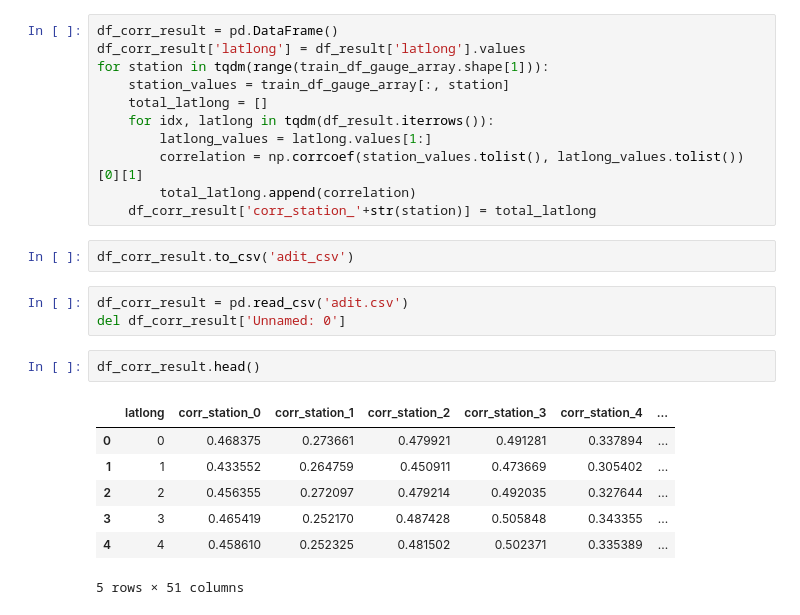
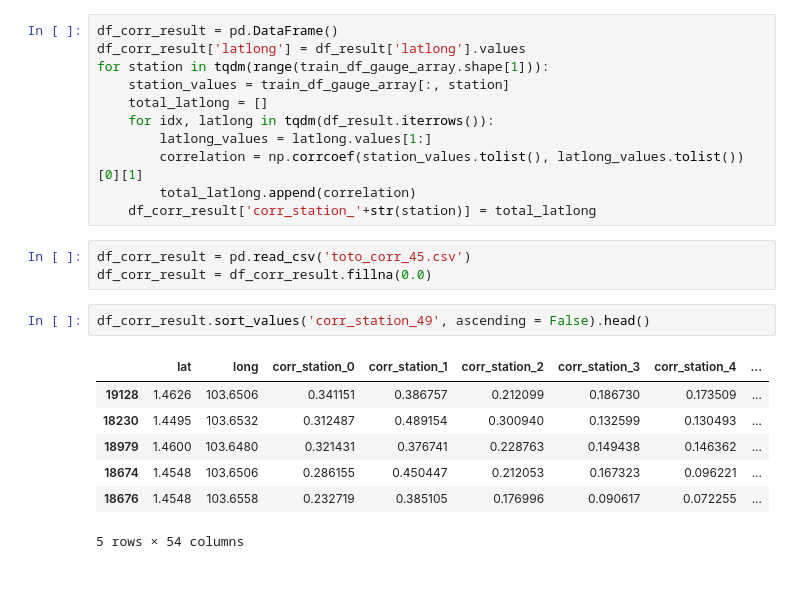
Before and after one commit to AdityaSidharta/datasciencecompetition2018, a Jupyter notebook: Data_correlation_exploratory_adit.ipynb, the cells around one changed output. Saved outputs shown, nothing was run; the diff lists cells and outputs as text; blank space fills up the shorter version.

```diff
--- a/Data_correlation_exploratory_adit.ipynb
+++ b/Data_correlation_exploratory_adit.ipynb
@@ -114,18 +115,16 @@ for station in tqdm(range(train_df_gauge_array.shape[1])):
         correlation = np.corrcoef(station_values.tolist(), latlong_values.tolist())[0][1]
         total_latlong.append(correlation)
     df_corr_result['corr_station_'+str(station)] = total_latlong
-# %%
-df_corr_result.to_csv('adit_csv')
 # %%
-df_corr_result = pd.read_csv('adit.csv')
-del df_corr_result['Unnamed: 0']
+df_corr_result = pd.read_csv('toto_corr_45.csv')
+df_corr_result = df_corr_result.fillna(0.0)
 # %%
-df_corr_result.head()
+df_corr_result.sort_values('corr_station_49', ascending = False).head()
 # %% [output]
-|  | latlong | corr_station_0 | corr_station_1 | corr_station_2 | corr_station_3 | corr_station_4 | ... |
-| 0 | 0 | 0.468375 | 0.273661 | 0.479921 | 0.491281 | 0.337894 | ... |
-| 1 | 1 | 0.433552 | 0.264759 | 0.450911 | 0.473669 | 0.305402 | ... |
-| 2 | 2 | 0.456355 | 0.272097 | 0.479214 | 0.492035 | 0.327644 | ... |
-| 3 | 3 | 0.465419 | 0.252170 | 0.487428 | 0.505848 | 0.343355 | ... |
-| 4 | 4 | 0.458610 | 0.252325 | 0.481502 | 0.502371 | 0.335389 | ... |
+|  | lat | long | corr_station_0 | corr_station_1 | corr_station_2 | corr_station_3 | corr_station_4 | ... |
+| 19128 | 1.4626 | 103.6506 | 0.341151 | 0.386757 | 0.212099 | 0.186730 | 0.173509 | ... |
+| 18230 | 1.4495 | 103.6532 | 0.312487 | 0.489154 | 0.300940 | 0.132599 | 0.130493 | ... |
+| 18979 | 1.4600 | 103.6480 | 0.321431 | 0.376741 | 0.228763 | 0.149438 | 0.146362 | ... |
+| 18674 | 1.4548 | 103.6506 | 0.286155 | 0.450447 | 0.212053 | 0.167323 | 0.096221 | ... |
+| 18676 | 1.4548 | 103.6558 | 0.232719 | 0.385105 | 0.176996 | 0.090617 | 0.072255 | ... |
-5 rows × 51 columns
+5 rows × 54 columns
```
Also changed, not shown: parts of 13 cells of this notebook.
